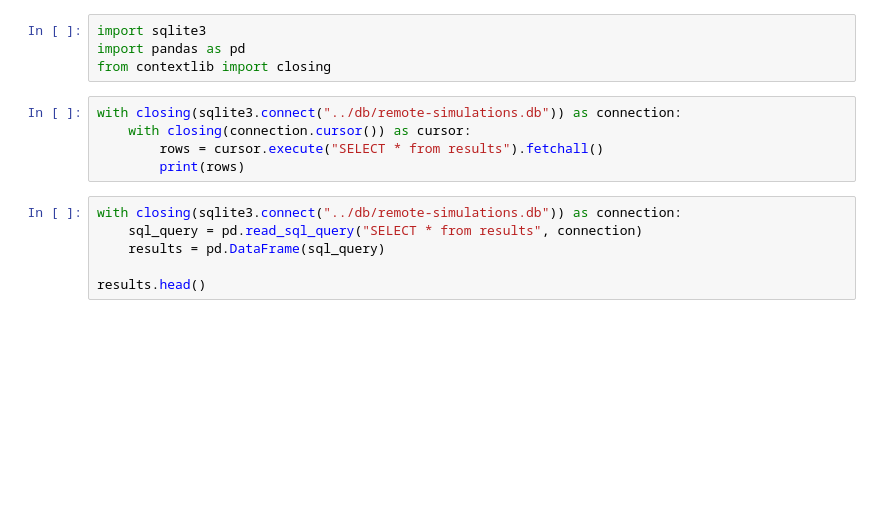
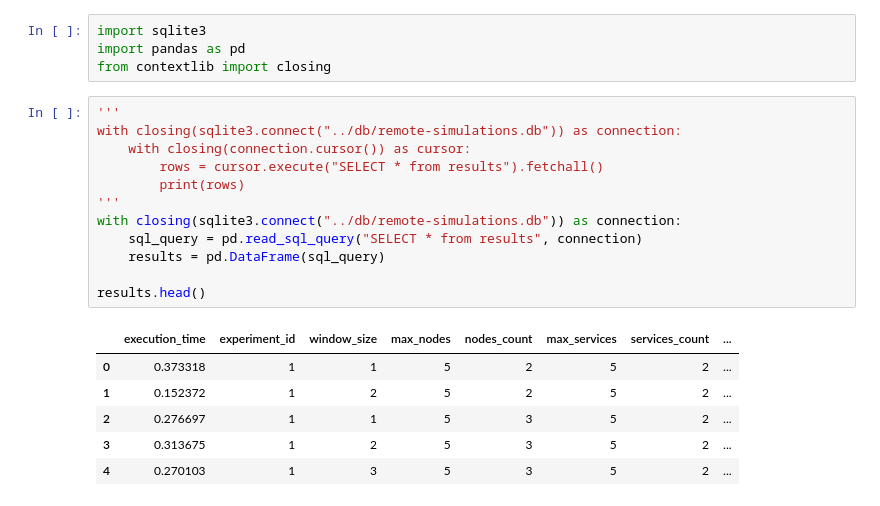
Before and after one commit to SESARLab/data-quality-simulator, a Jupyter notebook: notebooks/aggregate.ipynb, the cells around one changed output. Cells and saved outputs as stored; diff of their text form; blank space fills up the shorter version.

```diff
--- a/notebooks/aggregate.ipynb
+++ b/notebooks/aggregate.ipynb
@@ -2,17 +2,25 @@
 import sqlite3
 import pandas as pd
 from contextlib import closing
-# %%
-with closing(sqlite3.connect("../db/remote-simulations.db")) as connection:
-    with closing(connection.cursor()) as cursor:
-        rows = cursor.execute("SELECT * from results").fetchall()
-        print(rows)
 # %%
+'''
+with closing(sqlite3.connect("../db/remote-simulations.db")) as connection:
+    with closing(connection.cursor()) as cursor:
+        rows = cursor.execute("SELECT * from results").fetchall()
+        print(rows)
+'''
 with closing(sqlite3.connect("../db/remote-simulations.db")) as connection:
     sql_query = pd.read_sql_query("SELECT * from results", connection)
     results = pd.DataFrame(sql_query)
 
 results.head()
+# %% [output]
+|  | execution_time | experiment_id | window_size | max_nodes | nodes_count | max_services | services_count | ... |
+| 0 | 0.373318 | 1 | 1 | 5 | 2 | 5 | 2 | ... |
+| 1 | 0.152372 | 1 | 2 | 5 | 2 | 5 | 2 | ... |
+| 2 | 0.276697 | 1 | 1 | 5 | 3 | 5 | 2 | ... |
+| 3 | 0.313675 | 1 | 2 | 5 | 3 | 5 | 2 | ... |
+| 4 | 0.270103 | 1 | 3 | 5 | 3 | 5 | 2 | ... |
 # %%
 import operator
 import functools
```
Also changed, not shown: parts of 2 cells of this notebook, 13 other files.
